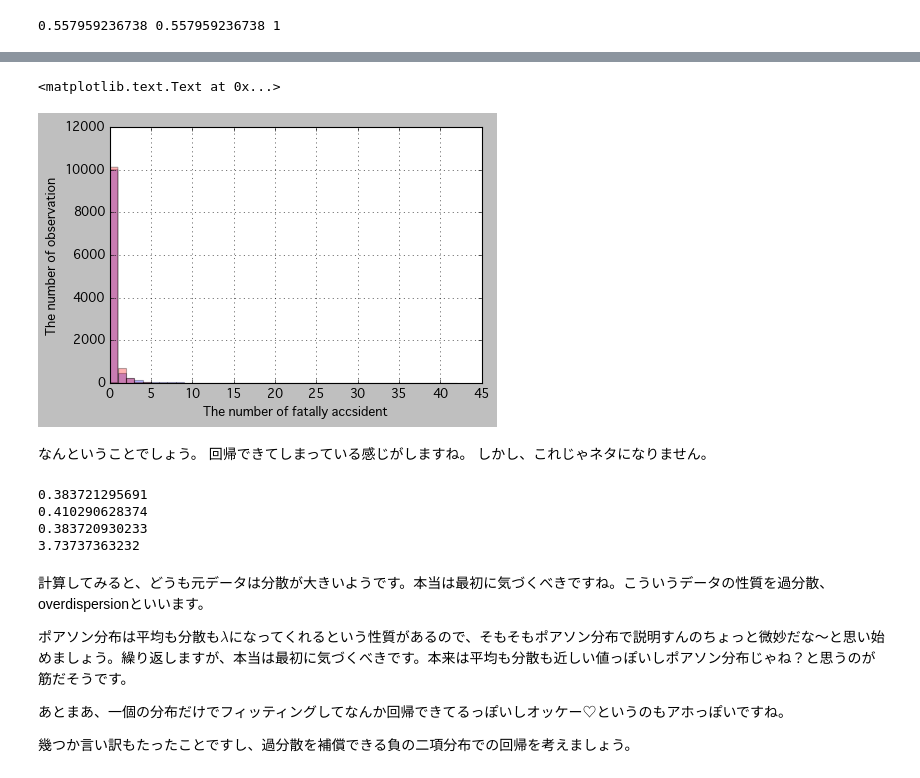
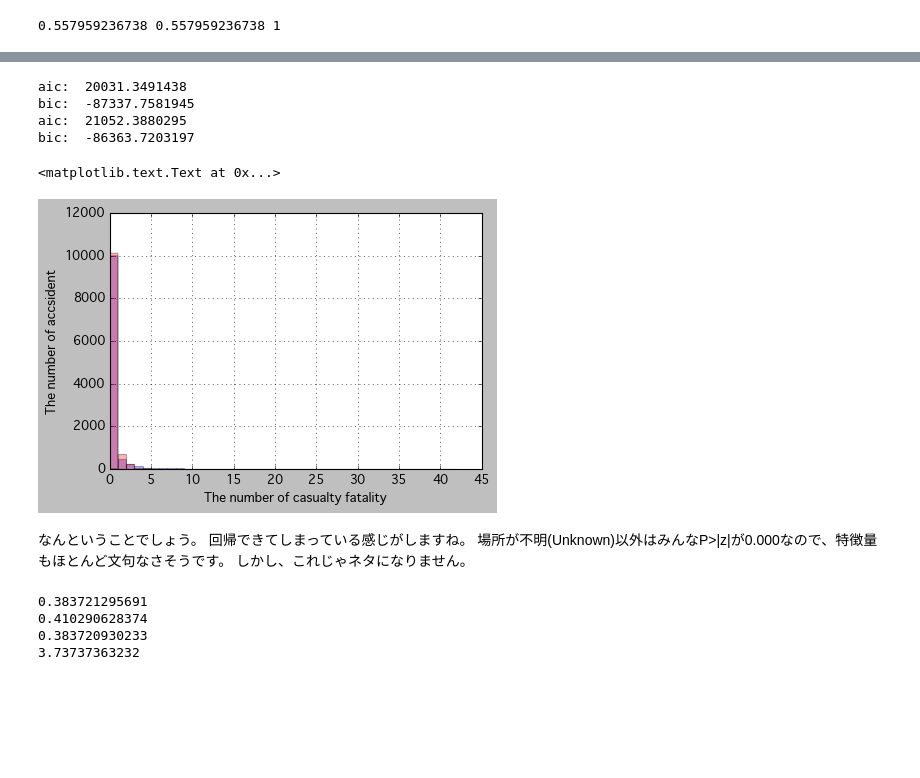
Before and after one commit to dddddmmmmm/advent2016-1, a Jupyter notebook: driverdemographics.ipynb, the cells around one changed output, grey strips where cells are left out. Drawn from its saved outputs; the diff is of its cells as text; code cells hidden in the pictures; blank space fills up the shorter version.

```diff
--- a/driverdemographics.ipynb
+++ b/driverdemographics.ipynb
@@ -188,16 +243,29 @@ print(result1.mu[0],np.exp((result1.params.values*X.ix[0].values).sum()),y[0])
+# %%
+print('aic: ',result1.aic)
+print('bic: ',result1.bic)
+print('aic: ',result1_2.aic)
+print('bic: ',result1_2.bic)
+#どうも場所が入ってるほうがよいみたいだ
+# %% [output]
+aic:  20031.3491438
+bic:  -87337.7581945
+aic:  21052.3880295
+bic:  -86363.7203197
 # %%
+#待望の可視化
 fig,ax = plt.subplots(1,1)
 df['Count_Casualty_Fatality'].hist(bins = max(df['Count_Casualty_Fatality']),alpha=0.3)
 dfbuf = pd.DataFrame()
 dfbuf['mu'] = result1.mu
 dfbuf['mu'].hist(color='r',alpha=0.3,bins=max(df['Count_Casualty_Fatality']),range=(0,max(df['Count_Casualty_Fatality'])))
-ax.set_xlabel('The number of fatally accsident')
-ax.set_ylabel('The number of observation')
+ax.set_xlabel('The number of casualty fatality')
+ax.set_ylabel('The number of accsident')
 # %% [output]
 <matplotlib.text.Text at 0x...>
-[figure, old version]
+[figure, new version]
 # %% [markdown]
 なんということでしょう。
 回帰できてしまっている感じがしますね。
+場所が不明(Unknown)以外はみんなP>|z|が0.000なので、特徴量もほとんど文句なさそうです。
 しかし、これじゃネタになりません。
 # %%
@@ -210,11 +279,3 @@ print(df['Count_Casualty_Fatality'].values.var())
 0.410290628374
 0.383720930233
 3.73737363232
-# %% [markdown]
-計算してみると、どうも元データは分散が大きいようです。本当は最初に気づくべきですね。こういうデータの性質を過分散、overdispersionといいます。
-
-ポアソン分布は平均も分散も$\lambda$になってくれるという性質があるので、そもそもポアソン分布で説明すんのちょっと微妙だな〜と思い始めましょう。繰り返しますが、本当は最初に気づくべきです。本来は平均も分散も近しい値っぽいしポアソン分布じゃね？と思うのが筋だそうです。
-
-あとまあ、一個の分布だけでフィッティングしてなんか回帰できてるっぽいしオッケー♡というのもアホっぽいですね。
-
-幾つか言い訳もたったことですし、過分散を補償できる負の二項分布での回帰を考えましょう。
```
Also changed, not shown: parts of 20 cells of this notebook.
